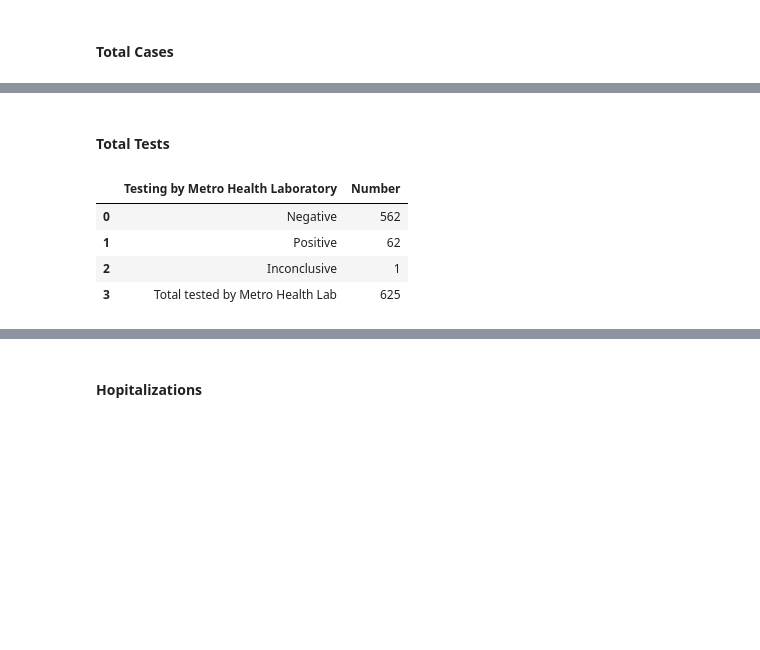
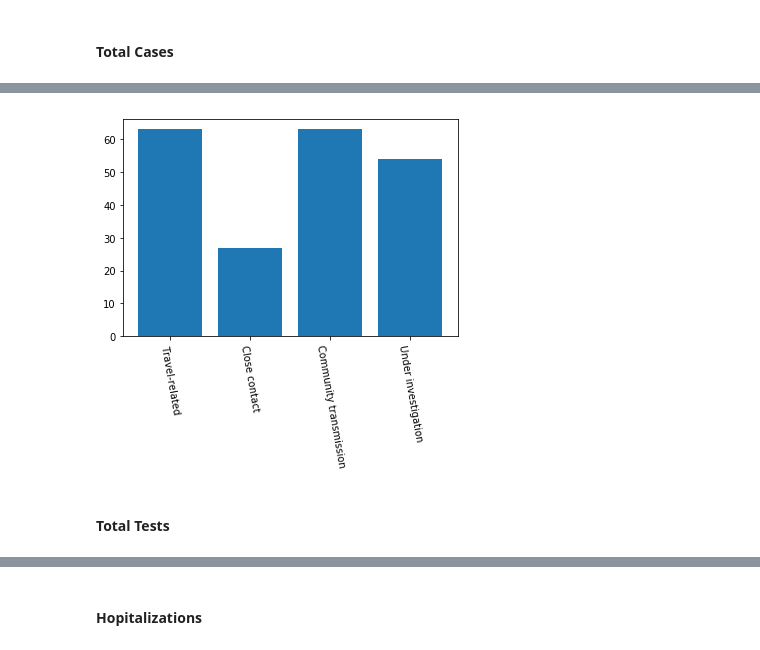
Before and after one commit to misty-garcia/covid, a Jupyter notebook: san_antonio_data.ipynb, the cells around one changed output, grey strips where cells are left out. Drawn from its saved outputs; the diff is of its cells as text; code cells hidden in the pictures; blank space fills up the shorter version.

Commit message:
added graphs

```diff
--- a/san_antonio_data.ipynb
+++ b/san_antonio_data.ipynb
@@ -24,27 +31,31 @@ table = soup.find_all("table",{"class":"covidData"})
 def make_df(table_no):
     data = []
 
+    #get table data
     table_title = table[table_no].find('thead')
     table_body = table[table_no].find('tbody')
 
+    #create header
     rows = table_title.find_all('tr')
-
     for row in rows:
         titles = row.find_all('th')
         header = []
         for title in titles[:2]:
-            header.append(title.text)
+            title = title.text
+            title = re.sub('\n\s+',' ',title)
+            header.append(title)
 
+    #create body
     rows = table_body.find_all('tr')
-
     for row in rows:
         name = row.find('th').text
         name = name.strip()
 
         col = row.find('td').text
+        col = int(col)
         data.append([name, col])
 
-    return pd.DataFrame(data, columns=header)
+    return pd.DataFrame(data, columns=header) #return df
 # %% [markdown]
 ## Prepare
 # %% [markdown]
@@ -62,0 +65,3 @@ make_df(0)
+# %%
+df = make_df(0)
+df
@@ -62,0 +85,5 @@ make_df(0)
+# %%
+df = df.rename(columns={"Case Status and Source of Exposure":"source","Number":"number"})
+# %%
+subset = df.loc[1:,]
+subset
@@ -63,10 +96,8 @@ make_df(0)
+# %%
+plt.bar(subset.source,subset.number)
+plt.xticks(rotation=-80)
+plt.show()
+# %% [output]
+[figure, added]
 # %% [markdown]
 #### Total Tests
-# %%
-make_df(7)
-# %% [output]
-|  | Testing by Metro Health Laboratory | Number |
-| 0 | Negative | 562 |
-| 1 | Positive | 62 |
-| 2 | Inconclusive | 1 |
-| 3 | Total tested by Metro Health Lab | 625 |
```
Also changed, not shown: parts of 41 cells of this notebook.
